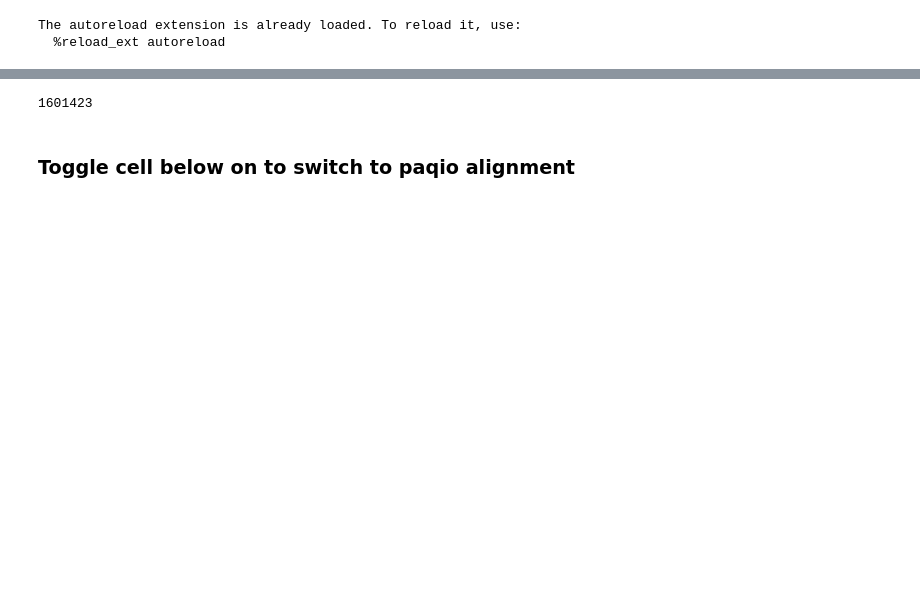
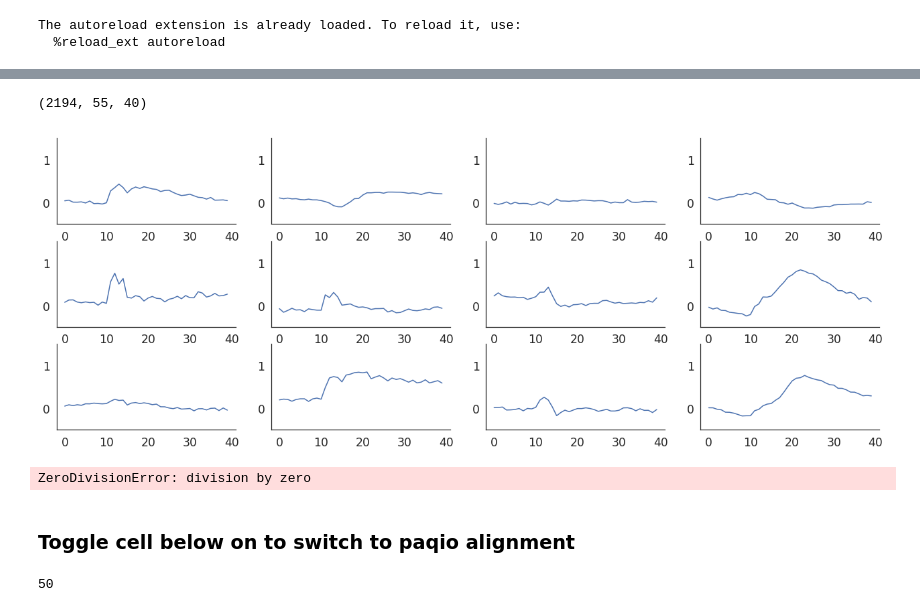
Before and after one commit to Packer-Lab/Vape, a Jupyter notebook: jupyter/Test alignment.ipynb, the cells around one changed output, grey strips where cells are left out. Cells and saved outputs as stored; diff of their text form; code cells hidden in the pictures; blank space fills up the shorter version.

```diff
--- a/jupyter/Test alignment.ipynb
+++ b/jupyter/Test alignment.ipynb
@@ -33,0 +44,32 @@ dict_keys(['mouse_id', 'df', 'rows_2p', 'rows_1p', 'dates_2p', 'paqs', 'naparm_f
+# %%
+# split flu matrix into trials based on stim time
+flu_array = utils.flu_splitter3(run.flu, run.trial_start, run.frames_ms,
+                                pre_frames=pre_frames, post_frames=post_frames)
+
+# trials_idx = np.where(runs[session_idx].outcome=='hit')[0]
+trials_idx = np.where(Subsets(run).trial_subsets==150)[0]
+flu_array = flu_array[:, trials_idx, :]
+trial_average = np.mean(flu_array, 1)
+flu_array.shape
+# %% [output]
+(2194, 55, 40)
+# %%
+plt.figure(figsize=(22,8))
+for i in range(12):
+    plt.subplot(3,4,i+1)
+    plt.plot(trial_average[i, :])
+    plt.ylim((-0.5,1.5))
+
+
+# # trial average for each cell
+
+# trial_average.shape
+
+# n_cells_plot = 12
+# cell_idxs = np.arange(len(trial_average),dtype='int')
+# %% [output]
+[figure, added]
+# %%
+1/0
+# %% [output]
+ZeroDivisionError: division by zero
@@ -48,12 +92,9 @@ tstart_galvo = utils.threshold_detect(x_galvo_uncaging, 0)
 
 intersect = lambda A, B: list(set(A) - (set(A) - set(B)))
 
-stim_idx = np.where(subsets.trial_subsets==150)[0]
+stim_idx = np.where(subsets.trial_subsets==stim_size)[0]
 
 stim_times = run.trial_start[stim_idx]
-stim_times[21]
-# %% [output]
-1601423
 # %% [markdown]
 ### Toggle cell below on to switch to paqio alignment
 # %%
@@ -82,7 +125,5 @@ stim_times[21]
 # %%
-%%capture
-pre_frames = 10
-post_frames = 30
+
 
 tot_frames = pre_frames + post_frames
 
@@ -103,6 +144,10 @@ for i, shift in enumerate(np.arange(-pre_frames,post_frames)):
 
 trial_idx = trial_idx.reshape((n_cells, n_trials*tot_frames))
 trial_idx.shape
+
+n_trials
+# %% [output]
+50
 # %%
 flu_trials = []
 
```
Also changed, not shown: parts of 10 cells of this notebook, 6 other files.
